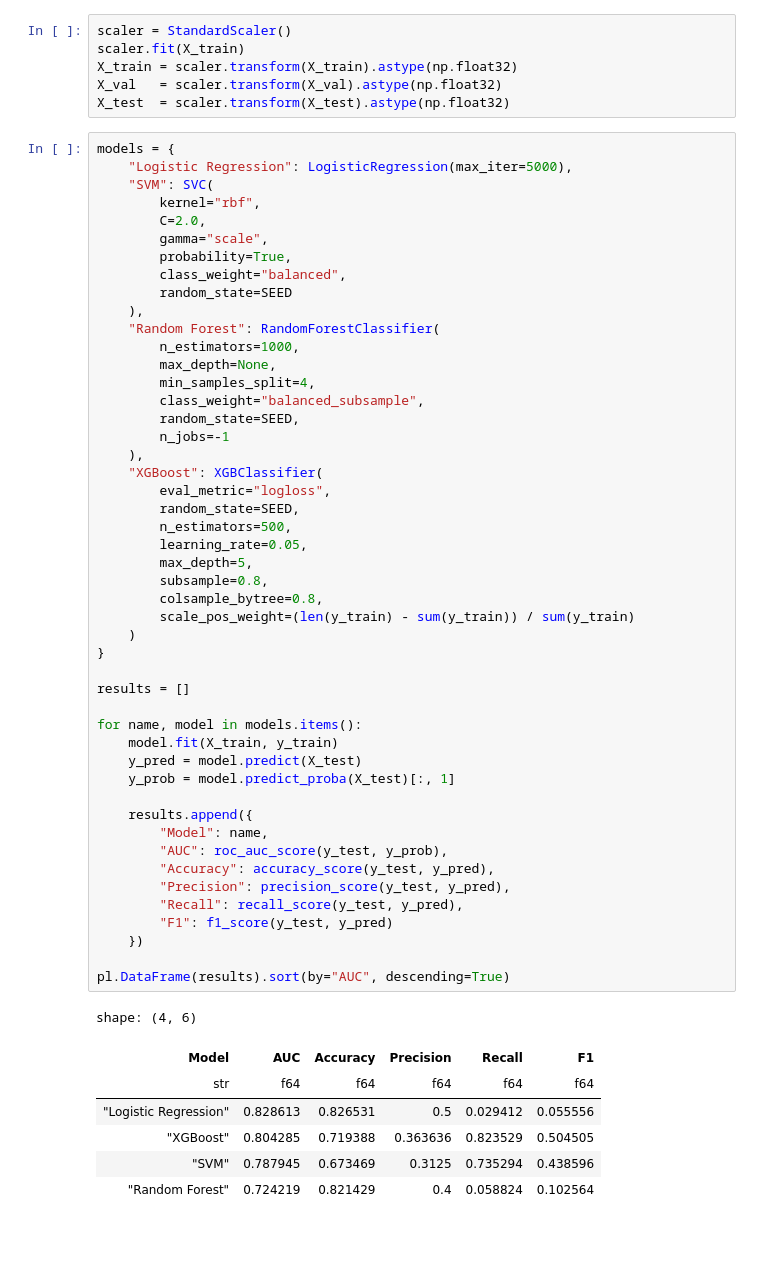
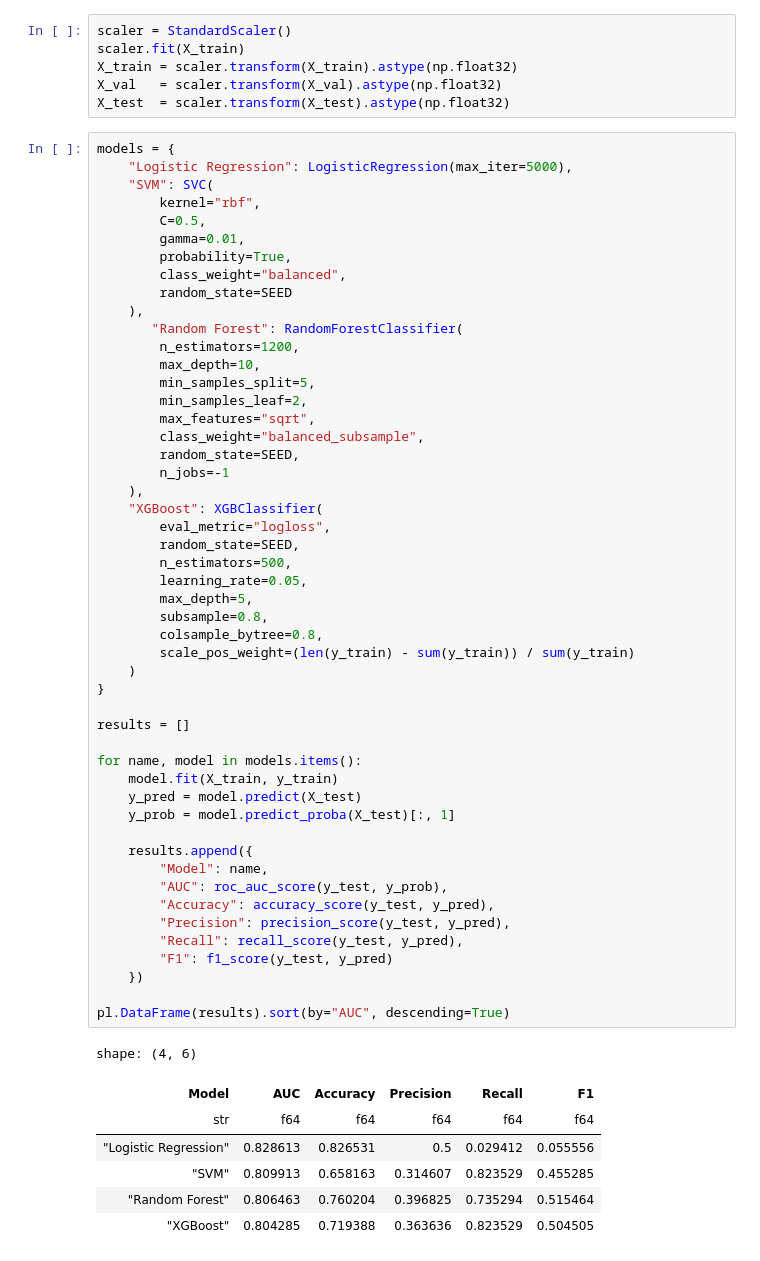
Before and after one commit to Asaf31214/cmpe-491, a Jupyter notebook: previous_2.0.ipynb, the cells around one changed output. Drawn from its saved outputs; the diff is of its cells as text.

```diff
--- a/previous_2.0.ipynb
+++ b/previous_2.0.ipynb
@@ -85,16 +85,18 @@ models = {
     "Logistic Regression": LogisticRegression(max_iter=5000),
     "SVM": SVC(
         kernel="rbf",
-        C=2.0,
-        gamma="scale",
+        C=0.5,
+        gamma=0.01,
         probability=True,
         class_weight="balanced",
         random_state=SEED
     ),
-    "Random Forest": RandomForestClassifier(
-        n_estimators=1000,
-        max_depth=None,
-        min_samples_split=4,
+       "Random Forest": RandomForestClassifier(
+        n_estimators=1200,
+        max_depth=10,
+        min_samples_split=5,
+        min_samples_leaf=2,
+        max_features="sqrt",
         class_weight="balanced_subsample",
         random_state=SEED,
         n_jobs=-1
@@ -106,36 +108,36 @@ models = {
         learning_rate=0.05,
         max_depth=5,
         subsample=0.8,
         colsample_bytree=0.8,
         scale_pos_weight=(len(y_train) - sum(y_train)) / sum(y_train)
     )
 }
 
 results = []
 
 for name, model in models.items():
     model.fit(X_train, y_train)
     y_pred = model.predict(X_test)
     y_prob = model.predict_proba(X_test)[:, 1]
 
     results.append({
         "Model": name,
         "AUC": roc_auc_score(y_test, y_prob),
         "Accuracy": accuracy_score(y_test, y_pred),
         "Precision": precision_score(y_test, y_pred),
         "Recall": recall_score(y_test, y_pred),
         "F1": f1_score(y_test, y_pred)
     })
 
 pl.DataFrame(results).sort(by="AUC", descending=True)
 # %% [output]
 shape: (4, 6)
 | Model | AUC | Accuracy | Precision | Recall | F1 |
 | str | f64 | f64 | f64 | f64 | f64 |
 | "Logistic Regression" | 0.828613 | 0.826531 | 0.5 | 0.029412 | 0.055556 |
+| "SVM" | 0.809913 | 0.658163 | 0.314607 | 0.823529 | 0.455285 |
+| "Random Forest" | 0.806463 | 0.760204 | 0.396825 | 0.735294 | 0.515464 |
 | "XGBoost" | 0.804285 | 0.719388 | 0.363636 | 0.823529 | 0.504505 |
-| "SVM" | 0.787945 | 0.673469 | 0.3125 | 0.735294 | 0.438596 |
-| "Random Forest" | 0.724219 | 0.821429 | 0.4 | 0.058824 | 0.102564 |
 # %%
 plt.figure(figsize=(6, 5))
 for name, model in models.items():
```
Also changed, not shown: parts of 1 cell of this notebook.
